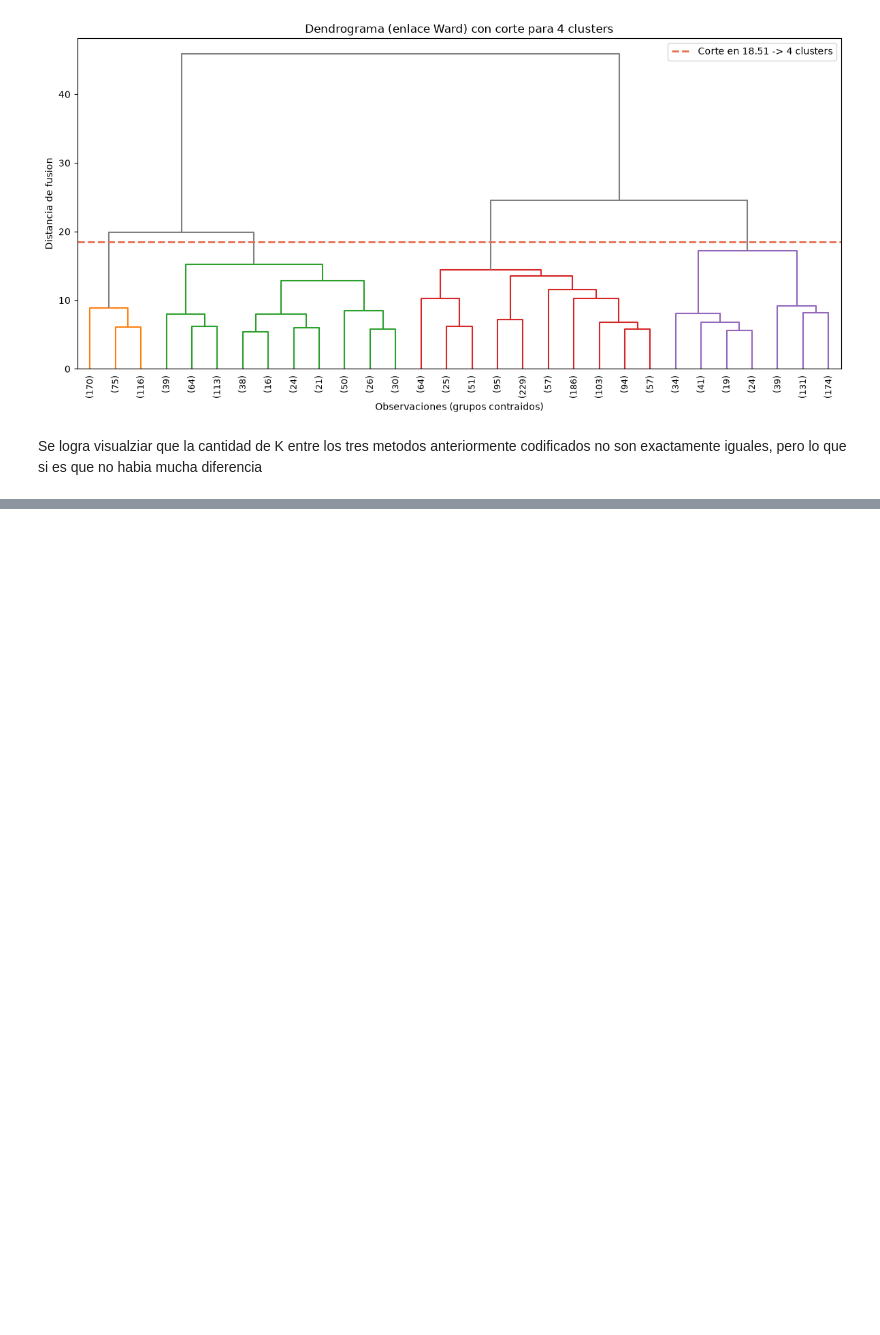
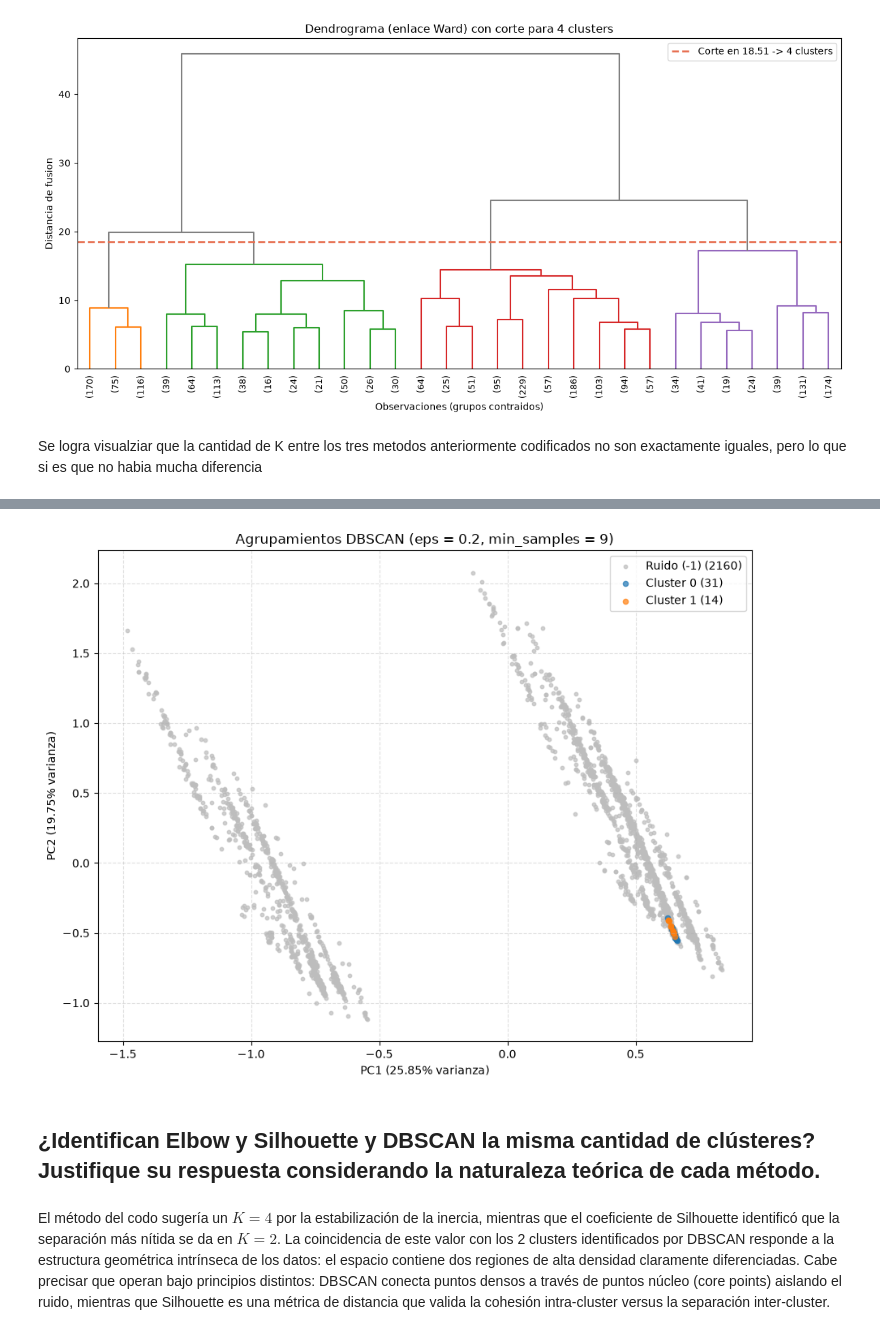
Before and after one commit to gabriel1-du/Aprendizaje-no-supervisado-Reduccion-de-dimensionaldiad-Clustering-y-validacion-, a Jupyter notebook: notebooks/notebook.ipynb, the cells around one changed output, grey strips where cells are left out. Drawn from its saved outputs; the diff is of its cells as text; code cells hidden in the pictures; blank space fills up the shorter version.

Commit message:
se programa parte de dbscan

```diff
--- a/notebooks/notebook.ipynb
+++ b/notebooks/notebook.ipynb
@@ -461,0 +467,14 @@ Se logra visualziar que la cantidad de K entre los tres metodos anteriormente co
+# %%
+# Modelo DBSCAN con eps = 0.2 y min_samples = 9
+dbscan = DBSCAN(eps=0.2, min_samples=9)
+etiquetas_dbscan = dbscan.fit_predict(df)
+
+n_clusters_dbscan = len(set(etiquetas_dbscan)) - (1 if -1 in etiquetas_dbscan else 0)
+n_ruido = list(etiquetas_dbscan).count(-1)
+
+print(f"eps: {dbscan.eps}")
+print(f"min_samples: {dbscan.min_samples}")
+print(f"Clusters encontrados: {n_clusters_dbscan}")
+print(f"Puntos de ruido: {n_ruido} de {len(etiquetas_dbscan)}")
+print("Clientes por etiqueta:")
+print(pd.Series(etiquetas_dbscan).value_counts().sort_index().to_string())
@@ -461,0 +490,40 @@ Se logra visualziar que la cantidad de K entre los tres metodos anteriormente co
+# %%
+# Visualizacion de los agrupamientos DBSCAN en el plano PC1-PC2
+componentes_2d = pca.transform(df)[:, :2]
+colores_dbscan = plt.cm.tab10.colors
+
+fig, ax = plt.subplots(figsize=(9, 7))
+for etiqueta in sorted(set(etiquetas_dbscan)):
+    mascara = etiquetas_dbscan == etiqueta
+    if etiqueta == -1:
+        color = "#bdbdbd"
+        nombre = "Ruido (-1)"
+        tamano = 10
+    else:
+        color = colores_dbscan[etiqueta % len(colores_dbscan)]
+        nombre = f"Cluster {etiqueta}"
+        tamano = 20
+
+    ax.scatter(
+        componentes_2d[mascara, 0],
+        componentes_2d[mascara, 1],
+        s=tamano,
+        alpha=0.7,
+        color=color,
+        label=f"{nombre} ({mascara.sum()})",
+    )
+
+varianza = pca.explained_variance_ratio_[:2]
+ax.set_xlabel(f"PC1 ({varianza[0]:.2%} varianza)")
+ax.set_ylabel(f"PC2 ({varianza[1]:.2%} varianza)")
+ax.set_title("Agrupamientos DBSCAN (eps = 0.2, min_samples = 9)")
+ax.legend()
+ax.grid(True, linestyle="--", alpha=0.4)
+plt.tight_layout()
+plt.show()
+# %% [output]
+[figure, added]
+# %% [markdown]
+## ¿Identifican Elbow y Silhouette y DBSCAN la misma cantidad de clústeres? Justifique su respuesta considerando la naturaleza teórica de cada método.
+# %% [markdown]
+El método del codo sugería un $K=4$ por la estabilización de la inercia, mientras que el coeficiente de Silhouette identificó que la separación más nítida se da en $K=2$. La coincidencia de este valor con los 2 clusters identificados por DBSCAN responde a la estructura geométrica intrínseca de los datos: el espacio contiene dos regiones de alta densidad claramente diferenciadas. Cabe precisar que operan bajo principios distintos: DBSCAN conecta puntos densos a través de puntos núcleo (core points) aislando el ruido, mientras que Silhouette es una métrica de distancia que valida la cohesión intra-cluster versus la separación inter-cluster.
```
Also changed, not shown: parts of 3 cells of this notebook.
